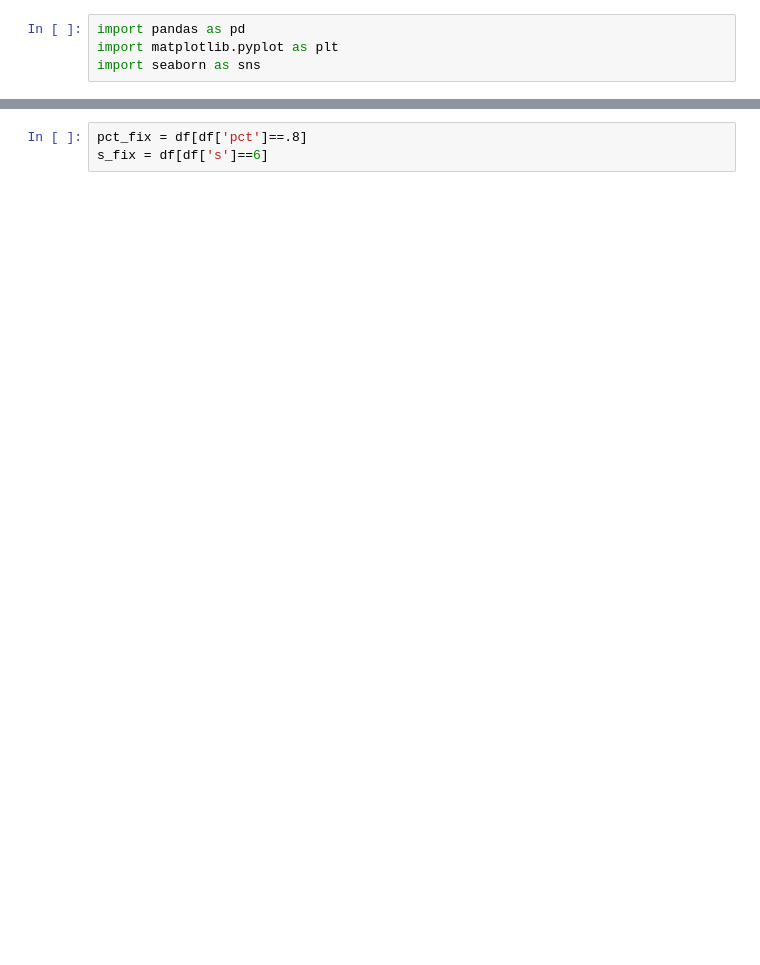
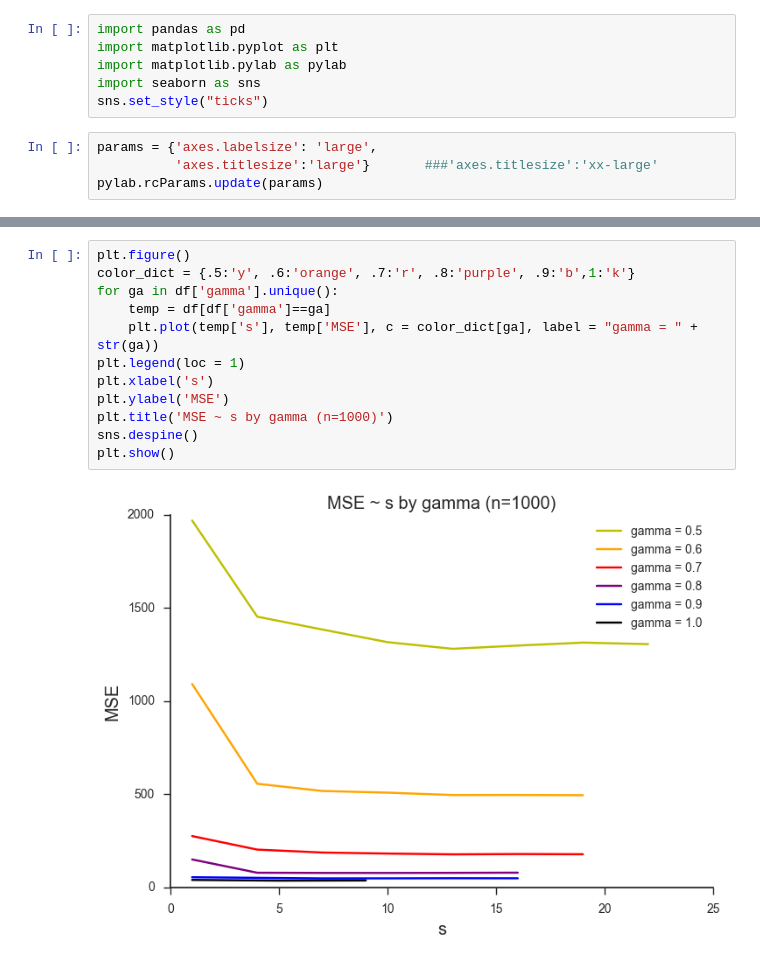
Before and after one commit to zihaoxu/BLB-RF-Simulation, a Jupyter notebook: Ipython - n_gamma_pct_MSE.ipynb, the cells around one changed output, grey strips where cells are left out. Saved outputs shown, nothing was run; the diff lists cells and outputs as text; blank space fills up the shorter version.

```diff
--- a/Ipython - n_gamma_pct_MSE.ipynb
+++ b/Ipython - n_gamma_pct_MSE.ipynb
@@ -1,5 +1,11 @@
 # %%
 import pandas as pd
 import matplotlib.pyplot as plt
+import matplotlib.pylab as pylab
 import seaborn as sns
+sns.set_style("ticks")
+# %%
+params = {'axes.labelsize': 'large',
+          'axes.titlesize':'large'}       ###'axes.titlesize':'xx-large'
+pylab.rcParams.update(params)
 # %%
@@ -27,3 +27,14 @@ df
-# %%
-pct_fix = df[df['pct']==.8]
-s_fix = df[df['s']==6]
+# %%
+plt.figure()
+color_dict = {.5:'y', .6:'orange', .7:'r', .8:'purple', .9:'b',1:'k'}
+for ga in df['gamma'].unique():
+    temp = df[df['gamma']==ga]
+    plt.plot(temp['s'], temp['MSE'], c = color_dict[ga], label = "gamma = " + str(ga))
+plt.legend(loc = 1)
+plt.xlabel('s')
+plt.ylabel('MSE')
+plt.title('MSE ~ s by gamma (n=1000)')
+sns.despine()
+plt.show()
+# %% [output]
+[figure, added]
```
Also changed, not shown: parts of 11 cells of this notebook, 2 other files.
